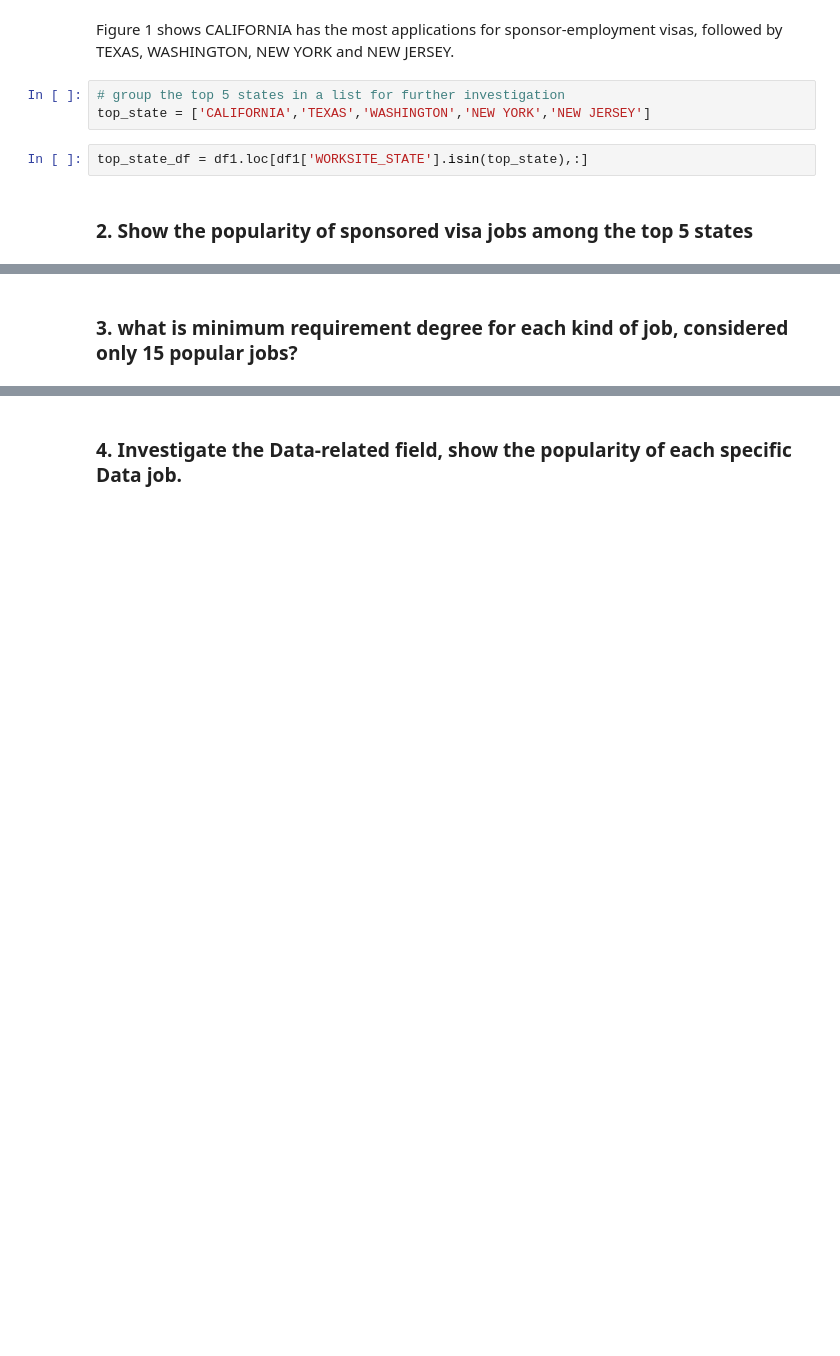
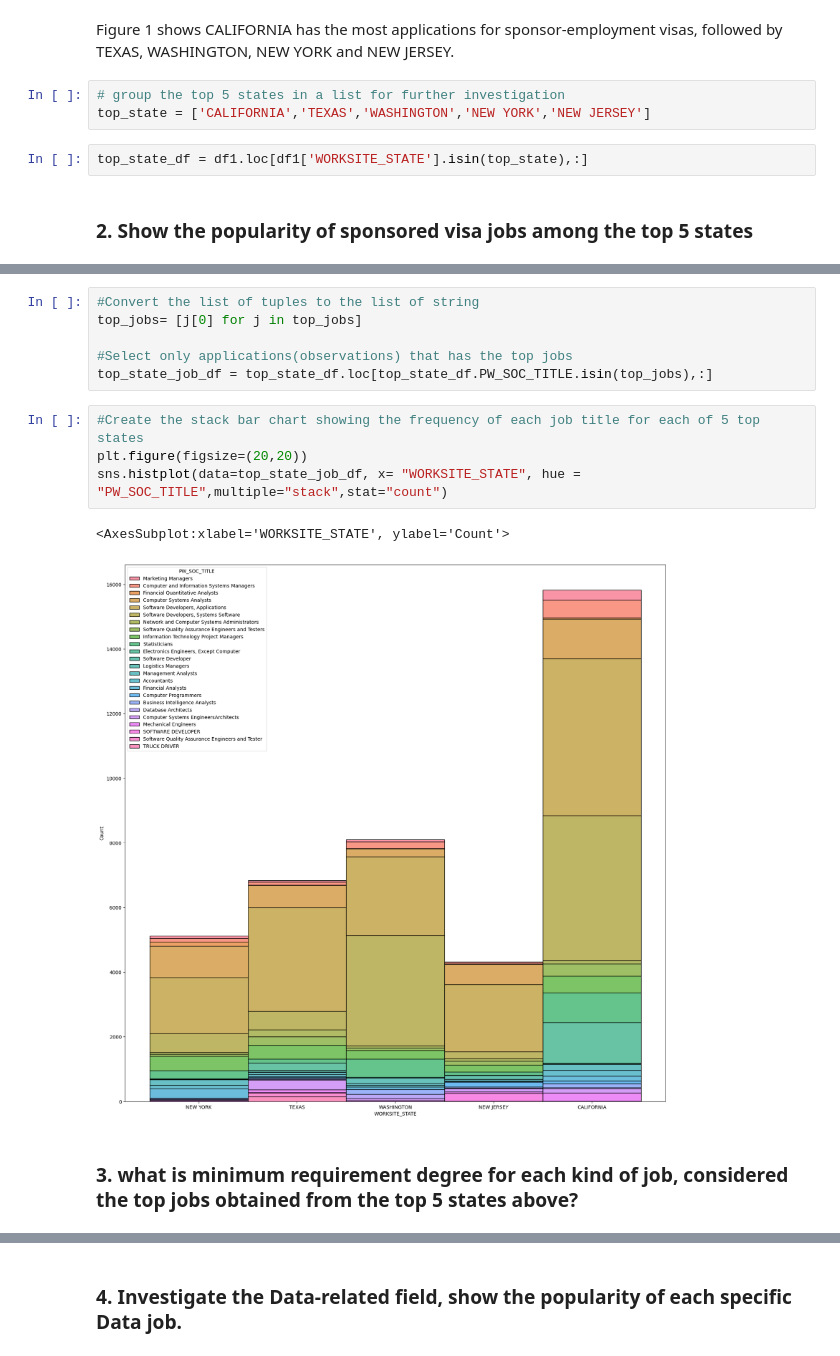
Before and after one commit to cindydao95/Exploration-Data-Analysis-on-US-Immigrants-PERM-Applications-Quarter-4-2022, a Jupyter notebook: src/notebook/perm-data-analytics.ipynb, the cells around one changed output, grey strips where cells are left out. Saved outputs shown, nothing was run; the diff lists cells and outputs as text; blank space fills up the shorter version.

```diff
--- a/src/notebook/perm-data-analytics.ipynb
+++ b/src/notebook/perm-data-analytics.ipynb
@@ -133,2 +148,15 @@ Among the sponsored visa jobs, Software Developers and Applications are the most
+# %%
+#Convert the list of tuples to the list of string
+top_jobs= [j[0] for j in top_jobs]
+
+#Select only applications(observations) that has the top jobs
+top_state_job_df = top_state_df.loc[top_state_df.PW_SOC_TITLE.isin(top_jobs),:]
+# %%
+#Create the stack bar chart showing the frequency of each job title for each of 5 top states
+plt.figure(figsize=(20,20))
+sns.histplot(data=top_state_job_df, x= "WORKSITE_STATE", hue = "PW_SOC_TITLE",multiple="stack",stat="count")
+# %% [output]
+<AxesSubplot:xlabel='WORKSITE_STATE', ylabel='Count'>
+[figure, added]
 # %% [markdown]
-### 3. what is minimum requirement degree for each kind of job, considered only 15 popular jobs?
+### 3. what is minimum requirement degree for each kind of job, considered the top jobs obtained from the top 5 states above?
```
Also changed, not shown: parts of 12 cells of this notebook.
